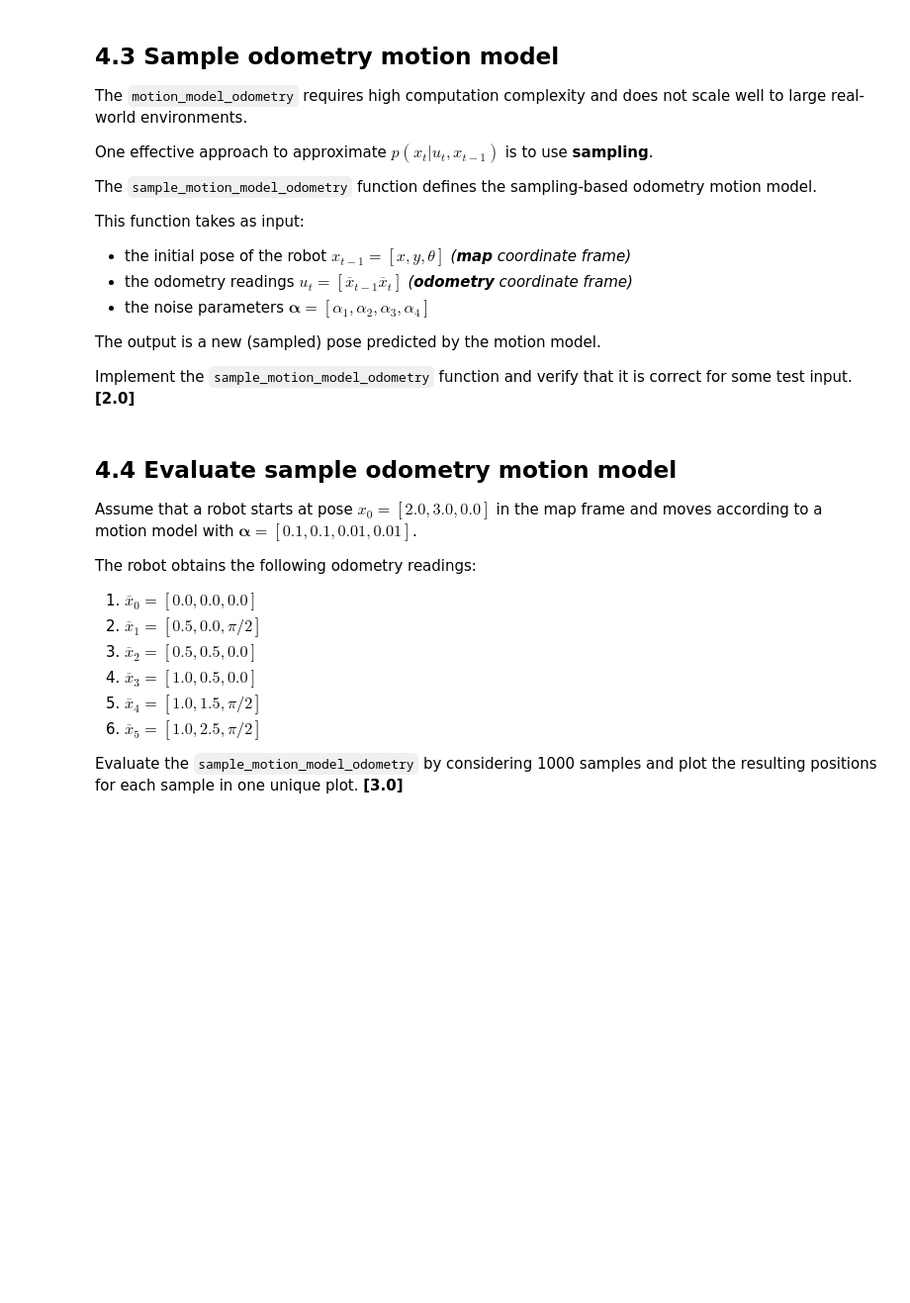
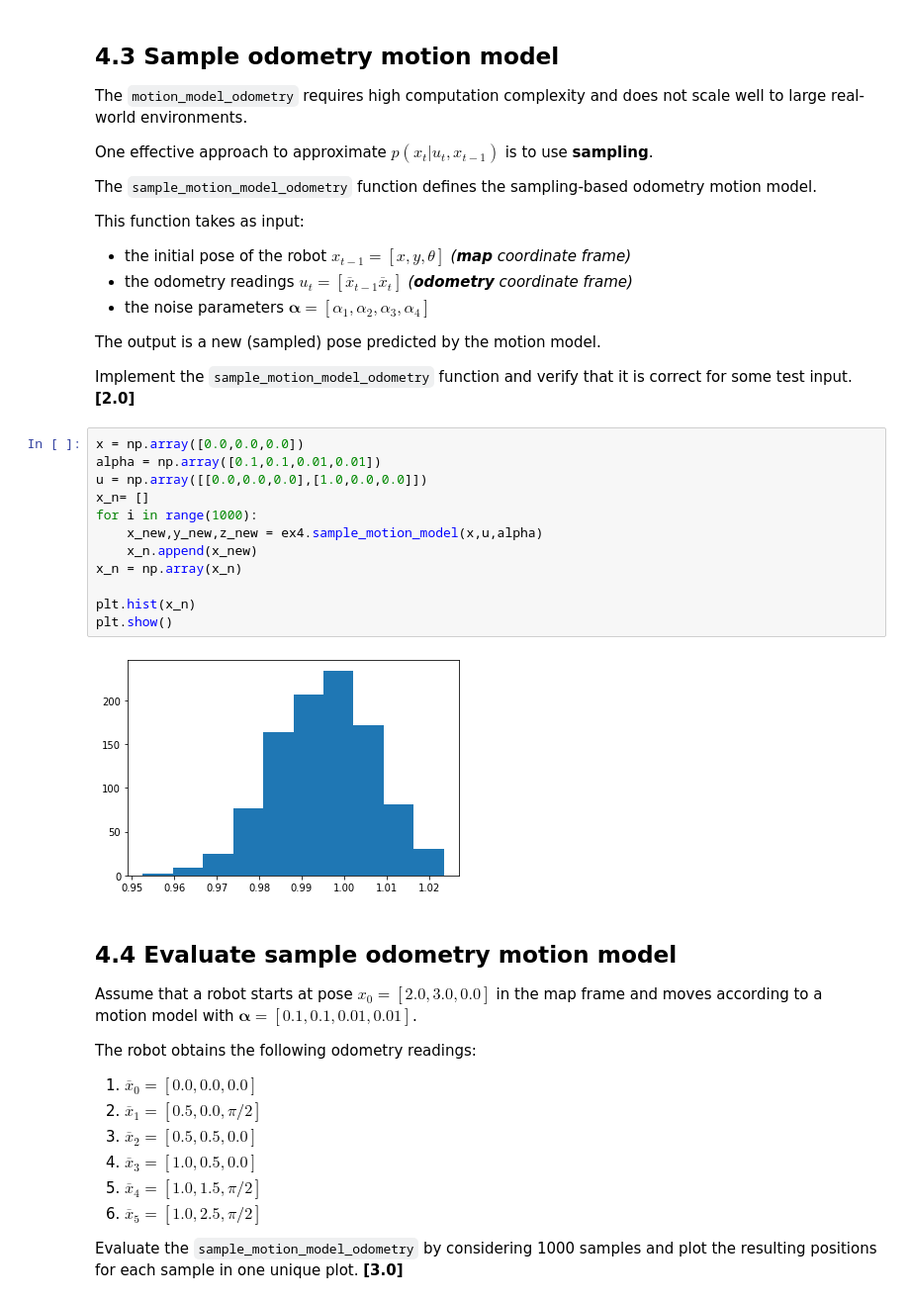
Before and after one commit to Dhagash4/MSR-01-Stachniss, a Jupyter notebook: ex4-motion-model/assignment/ex4.ipynb, the cells around one changed output. Shown: that part at 99% size. Cells and saved outputs as stored; diff of their text form; blank space fills up the shorter version.

```diff
--- a/ex4-motion-model/assignment/ex4.ipynb
+++ b/ex4-motion-model/assignment/ex4.ipynb
@@ -85,6 +106,20 @@ This function takes as input:
 The output is a new (sampled) pose predicted by the motion model.
 
 Implement the `sample_motion_model_odometry` function and verify that it is correct for some test input. **[2.0]**
+# %%
+x = np.array([0.0,0.0,0.0])
+alpha = np.array([0.1,0.1,0.01,0.01])
+u = np.array([[0.0,0.0,0.0],[1.0,0.0,0.0]])
+x_n= []
+for i in range(1000):
+    x_new,y_new,z_new = ex4.sample_motion_model(x,u,alpha)
+    x_n.append(x_new)
+x_n = np.array(x_n)
+
+plt.hist(x_n)
+plt.show()
+# %% [output]
+[figure, added]
 # %% [markdown]
 ## 4.4 Evaluate sample odometry motion model
 
```
Also changed, not shown: parts of 3 cells of this notebook, 1 other file.
